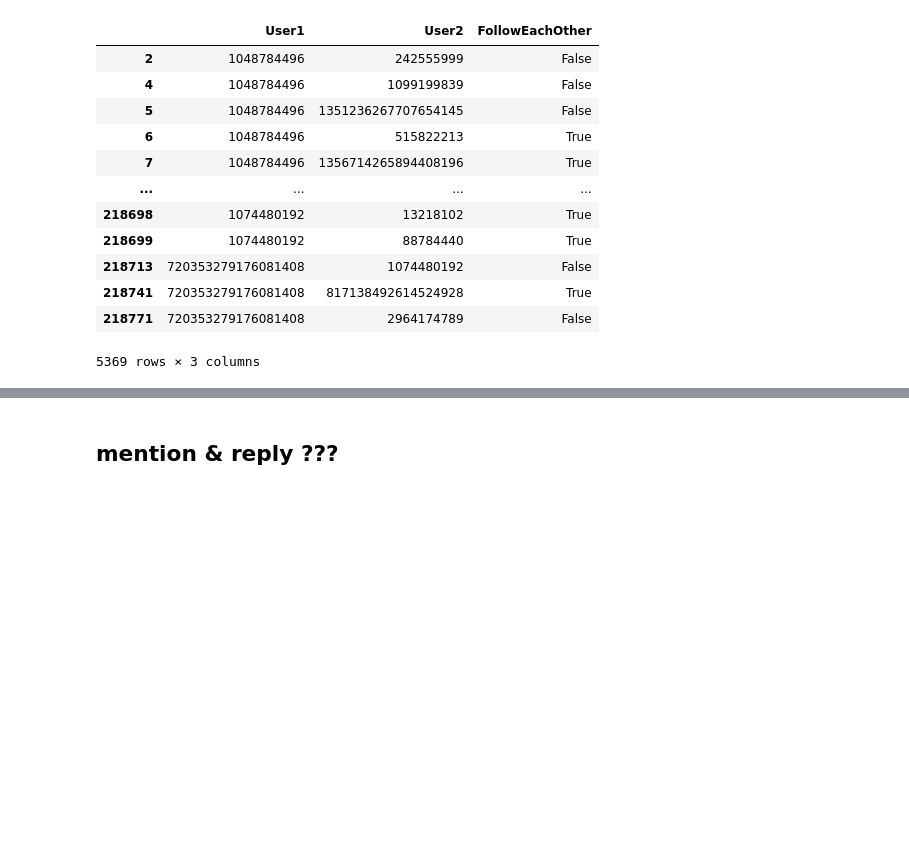
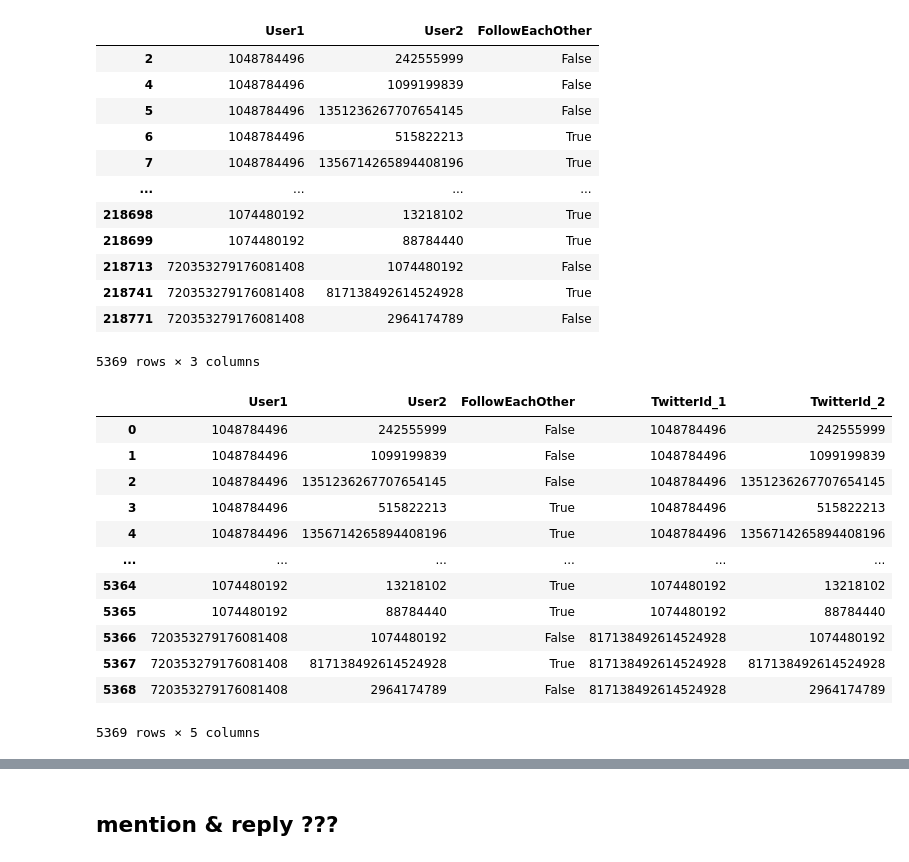
Before and after one commit to CEL-lab/multilayer_polarization, a Jupyter notebook: data/reciprocity.ipynb, the cells around one changed output, grey strips where cells are left out. Cells and saved outputs as stored; diff of their text form; code cells hidden in the pictures; blank space fills up the shorter version.

Commit message:
following
data and analysis added

```diff
--- a/data/reciprocity.ipynb
+++ b/data/reciprocity.ipynb
@@ -346,6 +336,35 @@ result2
 | 218741 | 720353279176081408 | 817138492614524928 | True |
 | 218771 | 720353279176081408 | 2964174789 | False |
 5369 rows × 3 columns
+# %%
+import pandas as pd
+
+df1 = result2.copy()
+
+df2 = ids.copy()
+
+# Merging
+merged_df_1 = pd.merge(df1, df2, left_on='User1', right_on='author_id', how='left')
+merged_df_1 = merged_df_1.drop('author_id', axis=1).rename(columns={'twitter_id': 'TwitterId_1'})
+
+merged_df_final = pd.merge(merged_df_1, df2, left_on='User2', right_on='author_id', how='left')
+merged_df_final = merged_df_final.drop('author_id', axis=1).rename(columns={'twitter_id': 'TwitterId_2'})
+
+merged_df_final
+# %% [output]
+|  | User1 | User2 | FollowEachOther | TwitterId_1 | TwitterId_2 |
+| 0 | 1048784496 | 242555999 | False | 1048784496 | 242555999 |
+| 1 | 1048784496 | 1099199839 | False | 1048784496 | 1099199839 |
+| 2 | 1048784496 | 1351236267707654145 | False | 1048784496 | 1351236267707654145 |
+| 3 | 1048784496 | 515822213 | True | 1048784496 | 515822213 |
+| 4 | 1048784496 | 1356714265894408196 | True | 1048784496 | 1356714265894408196 |
+| ... | ... | ... | ... | ... | ... |
+| 5364 | 1074480192 | 13218102 | True | 1074480192 | 13218102 |
+| 5365 | 1074480192 | 88784440 | True | 1074480192 | 88784440 |
+| 5366 | 720353279176081408 | 1074480192 | False | 817138492614524928 | 1074480192 |
+| 5367 | 720353279176081408 | 817138492614524928 | True | 817138492614524928 | 817138492614524928 |
+| 5368 | 720353279176081408 | 2964174789 | False | 817138492614524928 | 2964174789 |
+5369 rows × 5 columns
 # %%
 import pandas as pd
 import numpy as np
```
Also changed, not shown: parts of 14 cells of this notebook, 6 other files.
